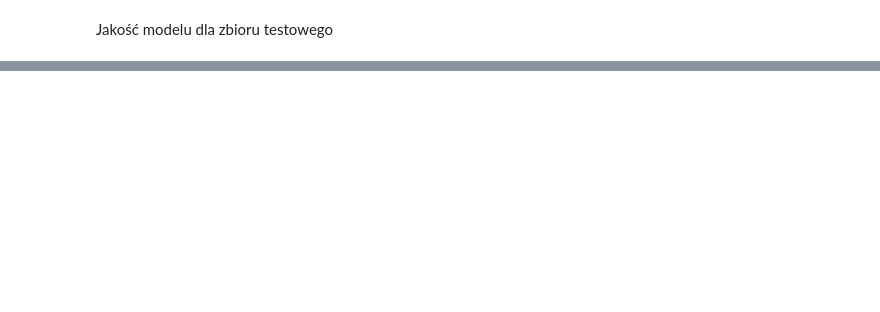
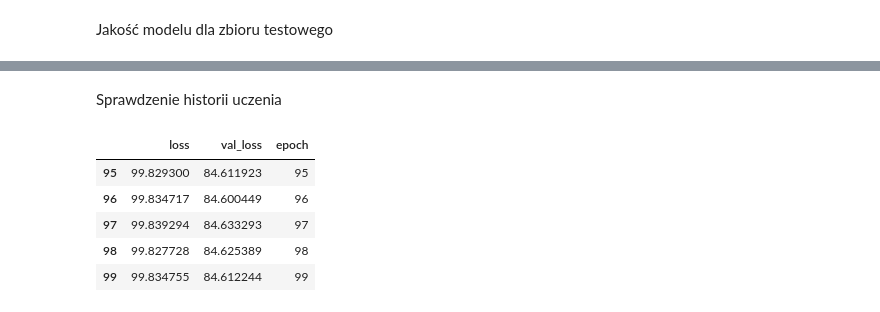
Before and after one commit to WojPpl/RegressionAndSvm, a Jupyter notebook: housing.ipynb, the cells around one changed output, grey strips where cells are left out. Saved outputs shown, nothing was run; the diff lists cells and outputs as text; code cells hidden in the pictures; blank space fills up the shorter version.

```diff
--- a/housing.ipynb
+++ b/housing.ipynb
@@ -185,0 +281,5 @@ lin_reg.score(house_data_test.total_rooms.values.reshape(-1, 1), house_data_test
+# %%
+rooms = np.array(train_features['total_rooms'])
+
+rooms_normalizer = preprocessing.Normalization(input_shape=[1,])
+rooms_normalizer.adapt(rooms)
@@ -185,0 +288,7 @@ lin_reg.score(house_data_test.total_rooms.values.reshape(-1, 1), house_data_test
+# %%
+rooms_model = tf.keras.Sequential([
+    rooms_normalizer,
+    layers.Dense(units=1)
+])
+
+rooms_model.summary()
@@ -185,0 +341,13 @@ lin_reg.score(house_data_test.total_rooms.values.reshape(-1, 1), house_data_test
+# %% [markdown]
+Sprawdzenie historii uczenia
+# %%
+hist = pd.DataFrame(history.history)
+hist['epoch'] = history.epoch
+hist.tail()
+# %% [output]
+|  | loss | val_loss | epoch |
+| 95 | 99.829300 | 84.611923 | 95 |
+| 96 | 99.834717 | 84.600449 | 96 |
+| 97 | 99.839294 | 84.633293 | 97 |
+| 98 | 99.827728 | 84.625389 | 98 |
+| 99 | 99.834755 | 84.612244 | 99 |
```
Also changed, not shown: parts of 37 cells of this notebook.
